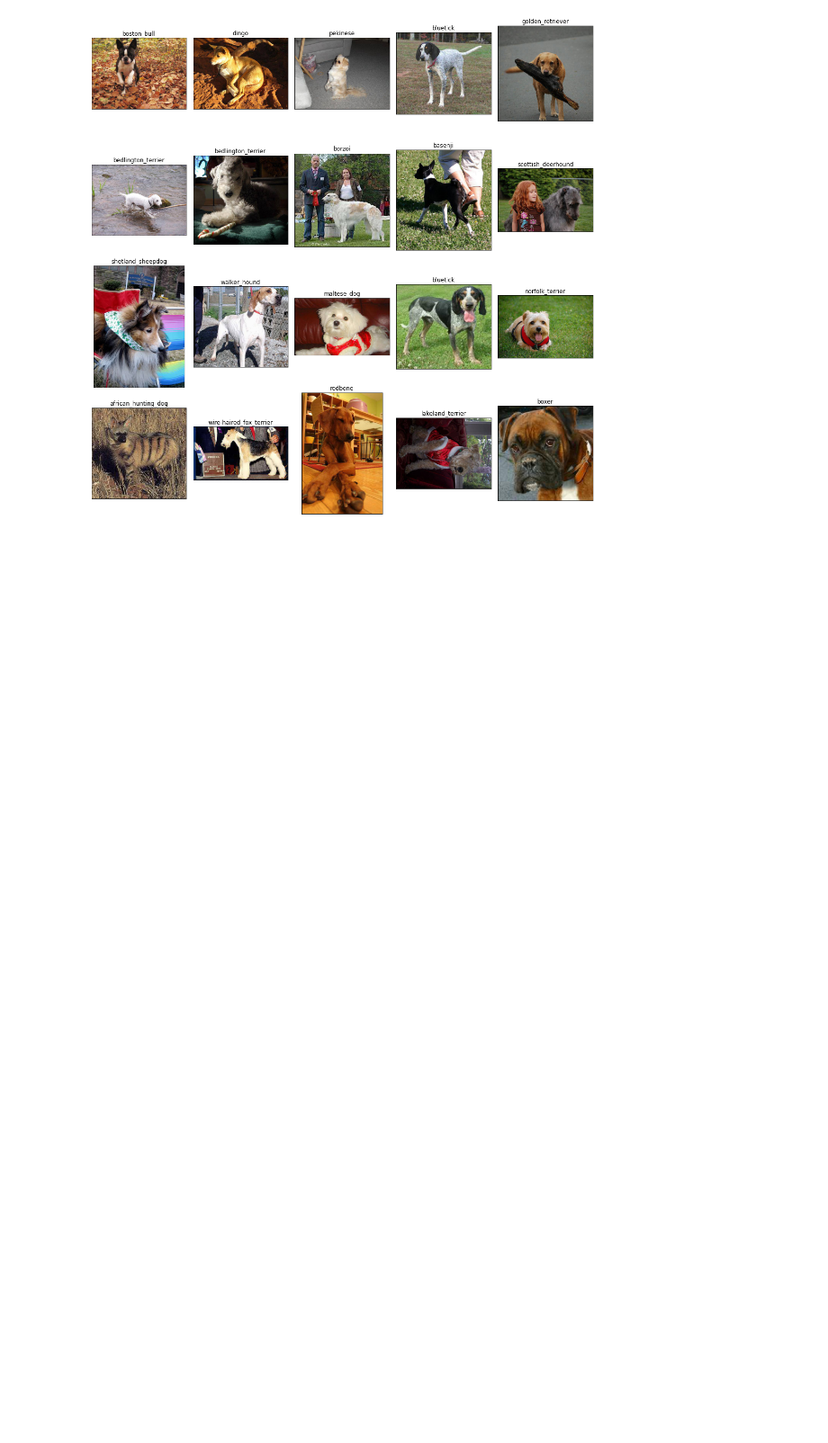
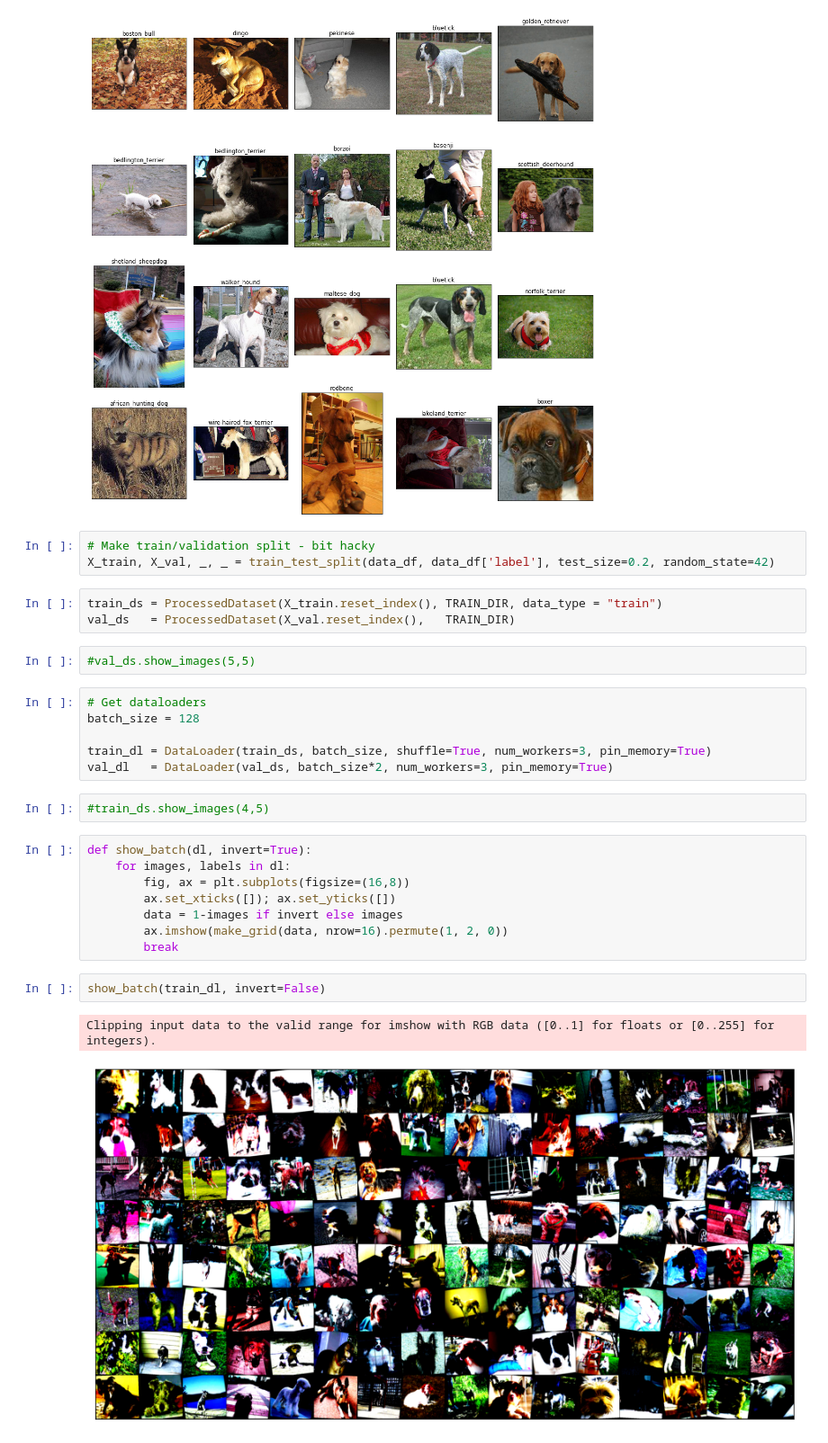
Before and after one commit to Sasafrass/kaggle, a Jupyter notebook: dog_breed_id/dog_breeds.ipynb, the cells around one changed output. Shown at 90% size. Saved outputs shown, nothing was run; the diff lists cells and outputs as text; blank space fills up the shorter version.

Commit message:
build dataloaders

```diff
--- a/dog_breed_id/dog_breeds.ipynb
+++ b/dog_breed_id/dog_breeds.ipynb
@@ -158,3 +187,32 @@ plt.show()
 data_df_proc.show_images(n_rows = 4, n_cols = 5)
 # %% [output]
 [figure]
+# %%
+# Make train/validation split - bit hacky
+X_train, X_val, _, _ = train_test_split(data_df, data_df['label'], test_size=0.2, random_state=42)
+# %%
+train_ds = ProcessedDataset(X_train.reset_index(), TRAIN_DIR, data_type = "train")
+val_ds   = ProcessedDataset(X_val.reset_index(),   TRAIN_DIR)
+# %%
+#val_ds.show_images(5,5)
+# %%
+# Get dataloaders
+batch_size = 128
+
+train_dl = DataLoader(train_ds, batch_size, shuffle=True, num_workers=3, pin_memory=True)
+val_dl   = DataLoader(val_ds, batch_size*2, num_workers=3, pin_memory=True)
+# %%
+#train_ds.show_images(4,5)
+# %%
+def show_batch(dl, invert=True):
+    for images, labels in dl:
+        fig, ax = plt.subplots(figsize=(16,8))
+        ax.set_xticks([]); ax.set_yticks([])
+        data = 1-images if invert else images
+        ax.imshow(make_grid(data, nrow=16).permute(1, 2, 0))
+        break
+# %%
+show_batch(train_dl, invert=False)
+# %% [output]
+Clipping input data to the valid range for imshow with RGB data ([0..1] for floats or [0..255] for integers).
+[figure, added]
```
Also changed, not shown: parts of 4 cells of this notebook.
